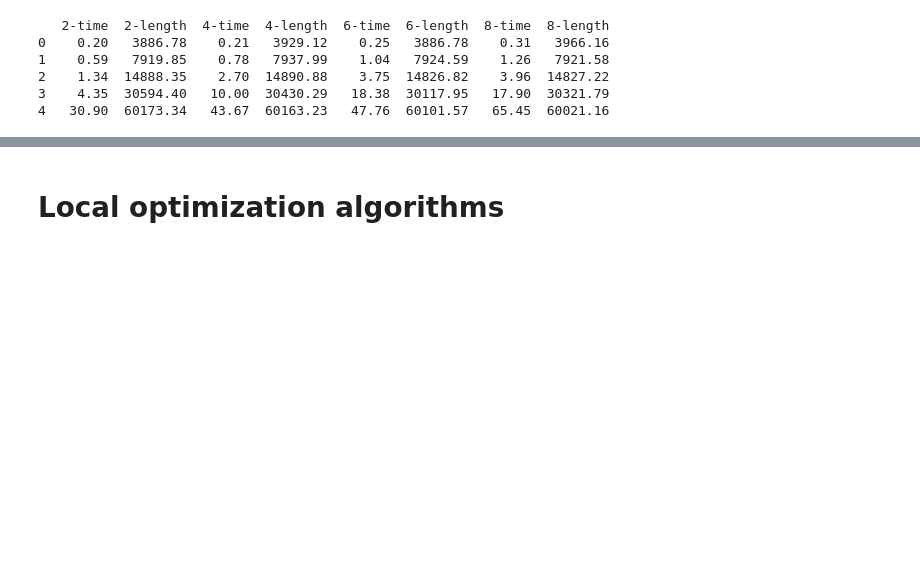
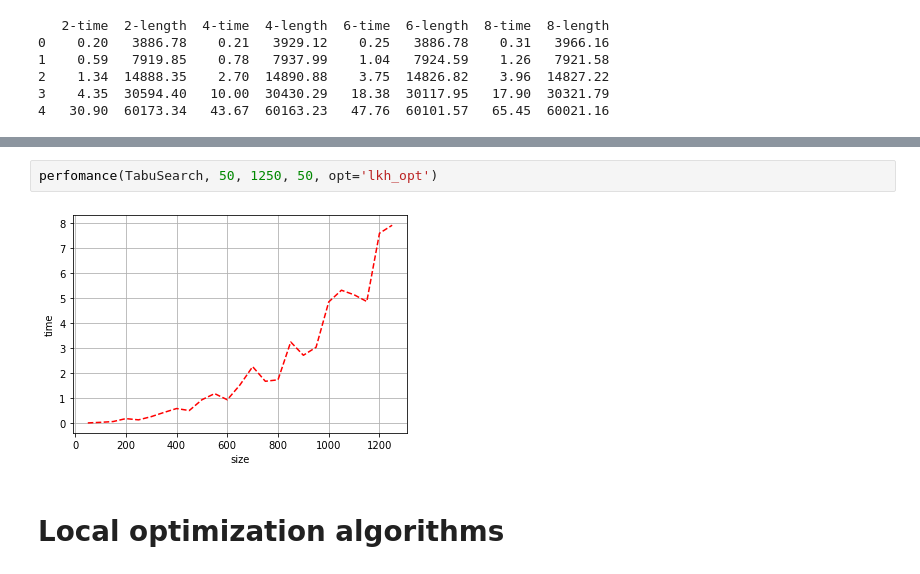
Before and after one commit to Lin-Kernighan/Notebooks, a Jupyter notebook: benchmarks.ipynb, the cells around one changed output, grey strips where cells are left out. Drawn from its saved outputs; the diff is of its cells as text; blank space fills up the shorter version.

```diff
--- a/benchmarks.ipynb
+++ b/benchmarks.ipynb
@@ -198,3 +238,7 @@ print(pd.DataFrame(frame))
+# %%
+perfomance(TabuSearch, 50, 1250, 50, opt='lkh_opt')
+# %% [output]
+[figure, added]
 # %% [markdown]
 # Local optimization algorithms
 # %%
```
Also changed, not shown: parts of 10 cells of this notebook.
